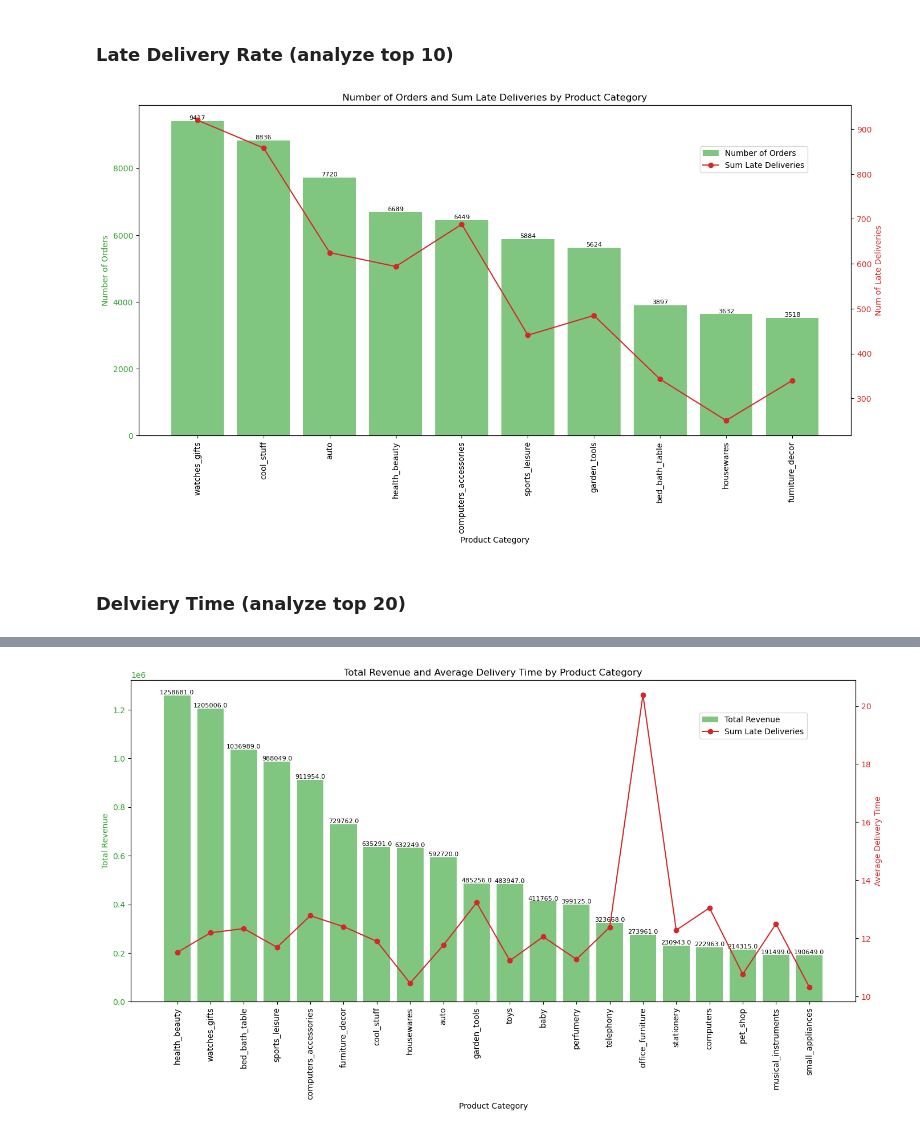
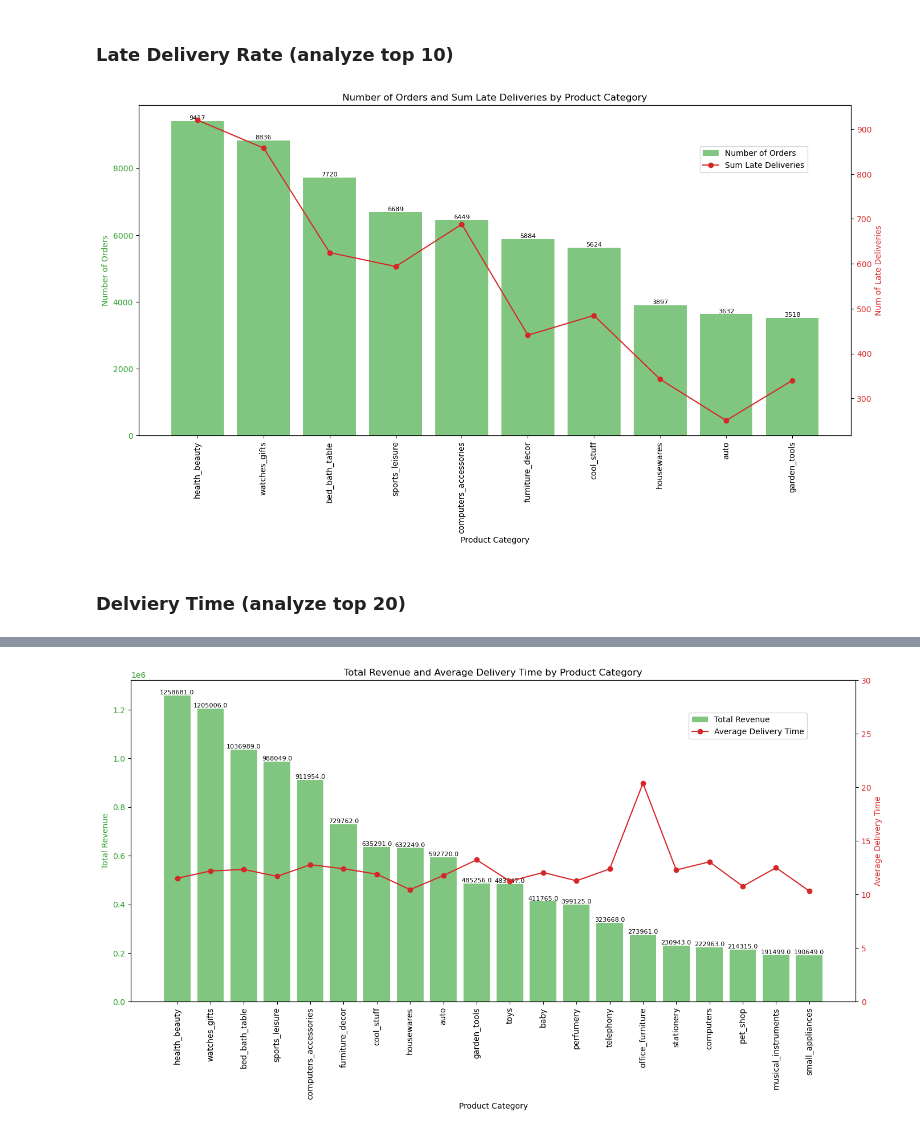
Before and after one commit to LongAiden/brazil_ecommerce_2020, a Jupyter notebook: brazil_ecommerce.ipynb, the cells around one changed output, grey strips where cells are left out. Saved outputs shown, nothing was run; the diff lists cells and outputs as text; code cells hidden in the pictures.

```diff
--- a/brazil_ecommerce.ipynb
+++ b/brazil_ecommerce.ipynb
@@ -183,3 +207,18 @@ df_order.groupby(['seller_state']).agg(cnt_seller=('seller_id','nunique'),
 | 7 | BA | 19 | 566 | 32 |
 | 8 | GO | 40 | 463 | 18 |
 | 9 | PE | 9 | 406 | 18 |
+# %%
+fig, ax1 = plt.subplots(figsize=(14, 8))
+
+# Plot the bar chart
+ax1.set_xlabel('State')
+ax1.set_ylabel('Number of Seller')
+bars = ax1.bar(df_seller['seller_state'], df_seller['cnt_seller'], color='tab:green', alpha=0.6, label='Seller State')
+ax1.tick_params(axis='y')
+
+for bar in bars:
+    yval = bar.get_height()
+    ax1.text(bar.get_x() + bar.get_width()/2.0, yval, round(yval, 2), va='bottom', ha='center', color='black', fontsize=10)
+
+plt.title('Number of seller group by State (top10)')
+plt.show()
@@ -198,13 +239,14 @@ df_products.head()
 | 3 | 00024acbcdf0a6daa1e931b038114c75 | 1 | 7634da152a4610f1595efa32f14722fc | 9d7a1d34a5052409006425275ba1c2b4 | 2018-08-15 10:10:18 | 12.99 | 12.79 | ... |
 | 4 | 00042b26cf59d7ce69dfabb4e55b4fd9 | 1 | ac6c3623068f30de03045865e4e10089 | df560393f3a51e74553ab94004ba5c87 | 2017-02-13 13:57:51 | 199.90 | 18.14 | ... |
 # %%
-df_products_top10 = df_products.groupby(['product_category_name_english']).agg(sum_price=('price', 'sum'),
+df_products_agg = df_products.groupby(['product_category_name_english']).agg(sum_price=('price', 'sum'),
                                                    sum_freight_value=('freight_value', 'sum'),
                                                    avg_price=('price', 'mean'),
                                                    avg_freight_value=('freight_value', 'mean'),
                                                    sum_late=('flag_late', 'sum'),
                                                    mean_delivery_time=('delivery_time', 'mean'),
-                                                   num_order=('order_id','nunique')).sort_values(by=['sum_price','num_order'], ascending=False).head(10).reset_index()
+                                                   num_order=('order_id','nunique')).sort_values(by=['sum_price','num_order'], ascending=False).reset_index()
+df_products_top10 = df_products_agg.head(10)
 df_products_top10
 # %% [output]
 |  | product_category_name_english | sum_price | sum_freight_value | avg_price | avg_freight_value | sum_late | ... |
@@ -354,7 +328,7 @@ bars1 = ax.bar(index, df['avg_price'], bar_width, label='Average Price', color='
 bars2 = ax.bar(index + bar_width, df['avg_freight_value'], bar_width, label='Average Freight Value', color='tab:orange')
 
 ax.set_xlabel('Product Category')
-ax.set_ylabel('Value')
+ax.set_ylabel('Price')
 ax.set_title('Average Price and Average Freight Value by Product Category')
 ax.set_xticks(index + bar_width / 2)
 ax.set_xticklabels(df['product_category_name_english'], rotation=90)
@@ -376,16 +350,16 @@ plt.show()
 # %%
 # Plot 2: Number of Orders and Sum Late Deliveries
 fig, ax1 = plt.subplots(figsize=(14, 8))
-df_products_top10_tmp2 = df_products_top10.sort_values(by=['num_order'], ascending=False)
+df_products_top10_tmp = df_products_top10.sort_values(by=['num_order'], ascending=False)
 ax1.set_xlabel('Product Category')
 ax1.set_ylabel('Number of Orders', color='tab:green')
-bars = ax1.bar(df_products_top10_tmp2['product_category_name_english'], df_products_top10_tmp2['num_order'],
+bars = ax1.bar(df_products_top10_tmp['product_category_name_english'], df_products_top10_tmp['num_order'],
                color='tab:green', alpha=0.6, label='Number of Orders')
 ax1.tick_params(axis='y', labelcolor='tab:green')
 
 ax2 = ax1.twinx()
 ax2.set_ylabel('Num of Late Deliveries', color='tab:red')
-line = ax2.plot(df_products_top10_tmp2['product_category_name_english'], df_products_top10_tmp2['sum_late'], color='tab:red', marker='o', label='Sum Late Deliveries')
+line = ax2.plot(df_products_top10_tmp['product_category_name_english'], df_products_top10_tmp['sum_late'], color='tab:red', marker='o', label='Sum Late Deliveries')
 ax2.tick_params(axis='y', labelcolor='tab:red')
 
 for bar in bars:
@@ -400,7 +374,7 @@ fig.legend(loc='upper right', bbox_to_anchor=(0.9,0.9))
 plt.title('Number of Orders and Sum Late Deliveries by Product Category')
 plt.show()
 # %% [output]
-[figure, old version]
+[figure, new version]
 # %% [markdown]
 ### Delviery Time (analyze top 20)
 # %%
@@ -433,29 +407,30 @@ df_products_top20
 # %%
 # Plot 3: Bar chart for Delivery Time
 # Plot 2: Number of Orders and Sum Late Deliveries
 fig, ax1 = plt.subplots(figsize=(14, 8))
-df_products_top20_tmp4 = df_products_top20.sort_values(by=['sum_price'], ascending=False)
+df_products_top20_tmp = df_products_top20.sort_values(by=['sum_price'], ascending=False)
 ax1.set_xlabel('Product Category')
 ax1.set_ylabel('Total Revenue', color='tab:green')
-bars = ax1.bar(df_products_top20_tmp4['product_category_name_english'], df_products_top20_tmp4['sum_price'],
+bars = ax1.bar(df_products_top20_tmp['product_category_name_english'], df_products_top20_tmp['sum_price'],
                color='tab:green', alpha=0.6, label='Total Revenue')
 ax1.tick_params(axis='y', labelcolor='tab:green')
 
 ax2 = ax1.twinx()
 ax2.set_ylabel('Average Delivery Time', color='tab:red')
-line = ax2.plot(df_products_top20_tmp4['product_category_name_english'], df_products_top20_tmp4['mean_delivery_time'], color='tab:red', marker='o', label='Sum Late Deliveries')
+line = ax2.plot(df_products_top20_tmp['product_category_name_english'], df_products_top20_tmp['mean_delivery_time'], color='tab:red', marker='o', label='Average Delivery Time')
 ax2.tick_params(axis='y', labelcolor='tab:red')
+ax2.set(ylim=(0,30))
 
 for bar in bars:
     yval = bar.get_height()
     ax1.text(bar.get_x() + bar.get_width() / 2.0, yval, round(yval, 0), va='bottom', ha='center', color='black', fontsize=8)
 
 # Add labels and title
 ax1.set_xticklabels(df_products_top20['product_category_name_english'], rotation=90)
 fig.tight_layout()
 fig.legend(loc='upper right', bbox_to_anchor=(0.9,0.9))
 
 plt.title('Total Revenue and Average Delivery Time by Product Category')
 plt.show()
 # %% [output]
-[figure, old version]
+[figure, new version]
```
Also changed, not shown: parts of 10 cells of this notebook, 1 other file.
